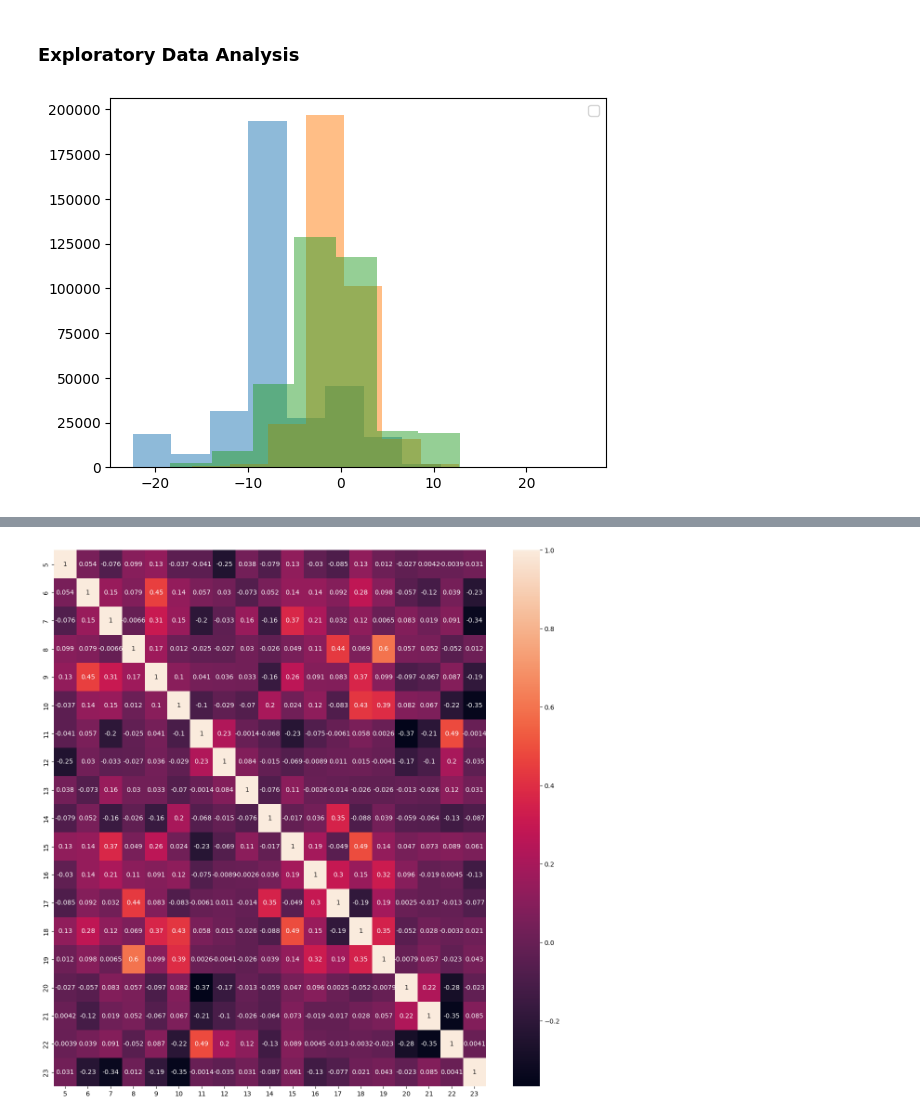
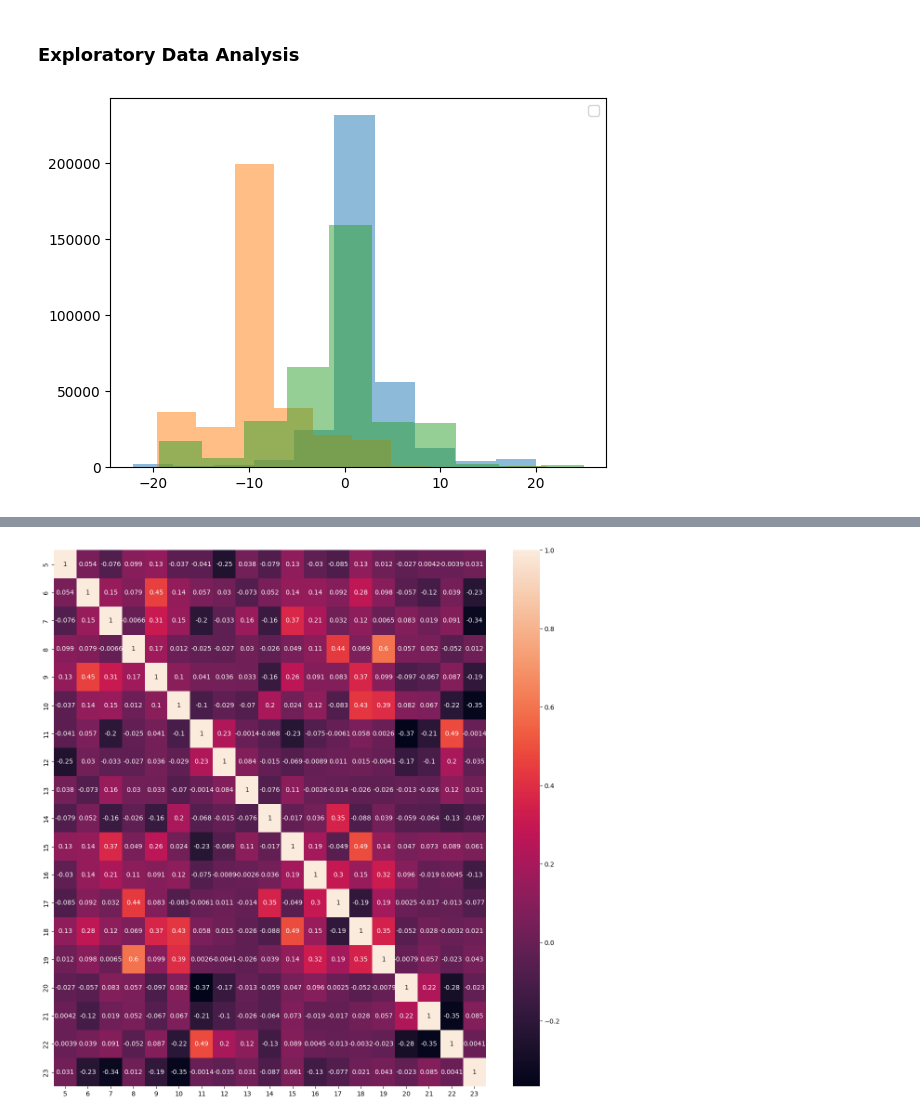
Before and after one commit to hannanote/Mobile_Health_Human_Behavior_Analysis_Project, a Jupyter notebook: MOBILE_HEALTH.ipynb, the cells around one changed output, grey strips where cells are left out. Cells and saved outputs as stored; diff of their text form; code cells hidden in the pictures.

```diff
--- a/MOBILE_HEALTH.ipynb
+++ b/MOBILE_HEALTH.ipynb
@@ -87,7 +89,12 @@ df = pd.DataFrame()
 
 for i in range(1,11):
   df1 = pd.read_csv(f'MHEALTHDATASET/mHealth_subject{i}.log', header=None, sep='\t')
+  df1 = df1.loc[:, [5,6,7,8,9,10,14,15,16,17,18,19, 23]]
+  df1 = df1.rename(columns={
+      5:"alx", 6:"aly", 7:"alz", 8:"glx", 9:"gly", 10:"glz", 14:"arx",15:"ary", 16:"arz", 17:"grx", 18:"gry", 19:"grz", 23:"Activity"
+      })
   df = pd.concat([df, df1])
 df
 #1215745 rows × 24 columns
+# 1215745 rows × 13 columns
 # %% [output]
@@ -169,7 +194,7 @@ dtype: int64
 
 ##### I will remove 0 variable because there is no reference of activity.
 # %%
-df = df[df[23]>0]
-df[23].value_counts()
+df = df[df['Activity']>0]
+df['Activity'].value_counts()
 # %% [output]
 |  | count |
@@ -227,10 +263,10 @@ df.describe()
 # %% [markdown]
 ### Exploratory Data Analysis
 # %%
-plt.hist(df[0].reset_index(drop=True), alpha=0.5)
-plt.hist(df[1].reset_index(drop=True), alpha=0.5)
-plt.hist(df[2].reset_index(drop=True), alpha=0.5)
+plt.hist(df['alx'].reset_index(drop=True), alpha=0.5)
+plt.hist(df['aly'].reset_index(drop=True), alpha=0.5)
+plt.hist(df['alz'].reset_index(drop=True), alpha=0.5)
 plt.legend()
 plt.show()
 # %% [output]
-[figure, old version]
+[figure, new version]
```
Also changed, not shown: parts of 32 cells of this notebook.
